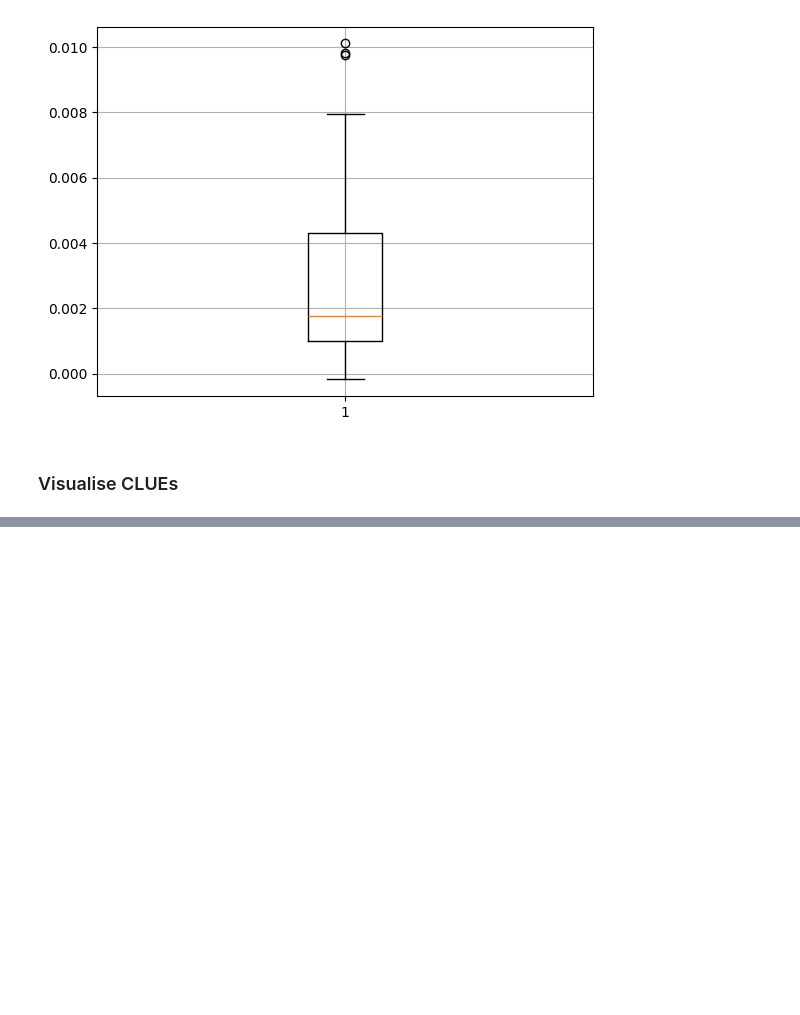
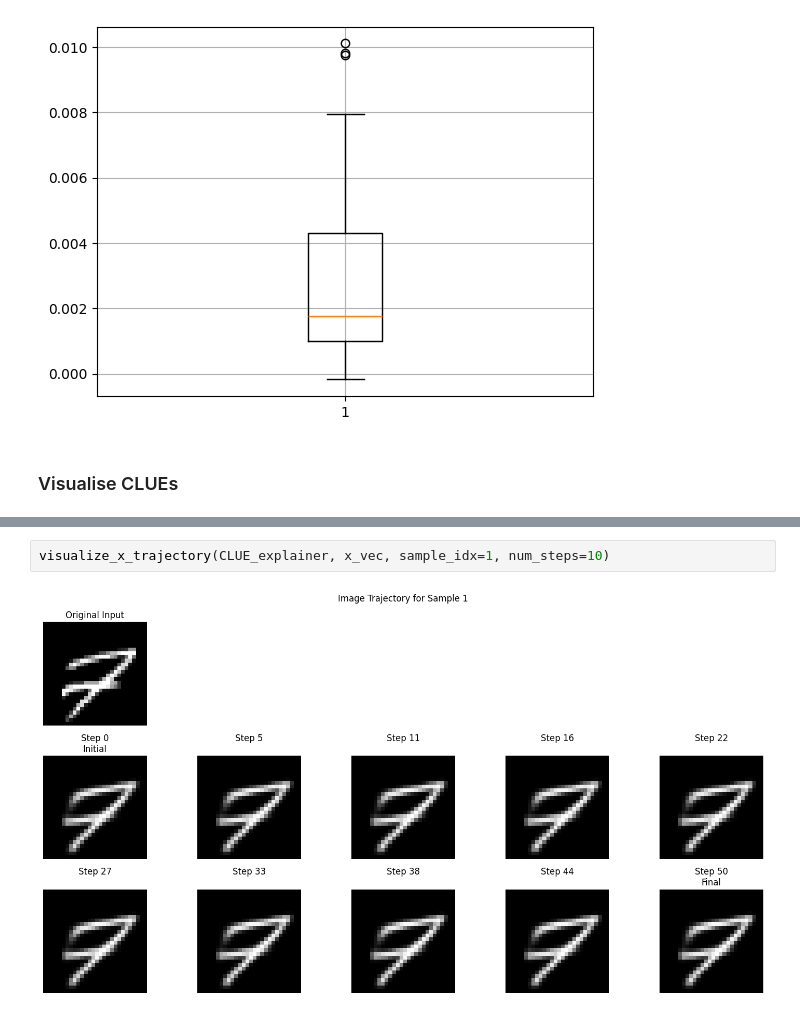
Before and after one commit to confinlay/Bayesian-CE, a Jupyter notebook: my-experiments/test-CLUE.ipynb, the cells around one changed output, grey strips where cells are left out. Cells and saved outputs as stored; diff of their text form; blank space fills up the shorter version.

```diff
--- a/my-experiments/test-CLUE.ipynb
+++ b/my-experiments/test-CLUE.ipynb
@@ -826,0 +965,4 @@ plt.show()
+# %%
+visualize_x_trajectory(CLUE_explainer, x_vec, sample_idx=1, num_steps=10)
+# %% [output]
+[figure, added]
```
Also changed, not shown: parts of 12 cells of this notebook.
